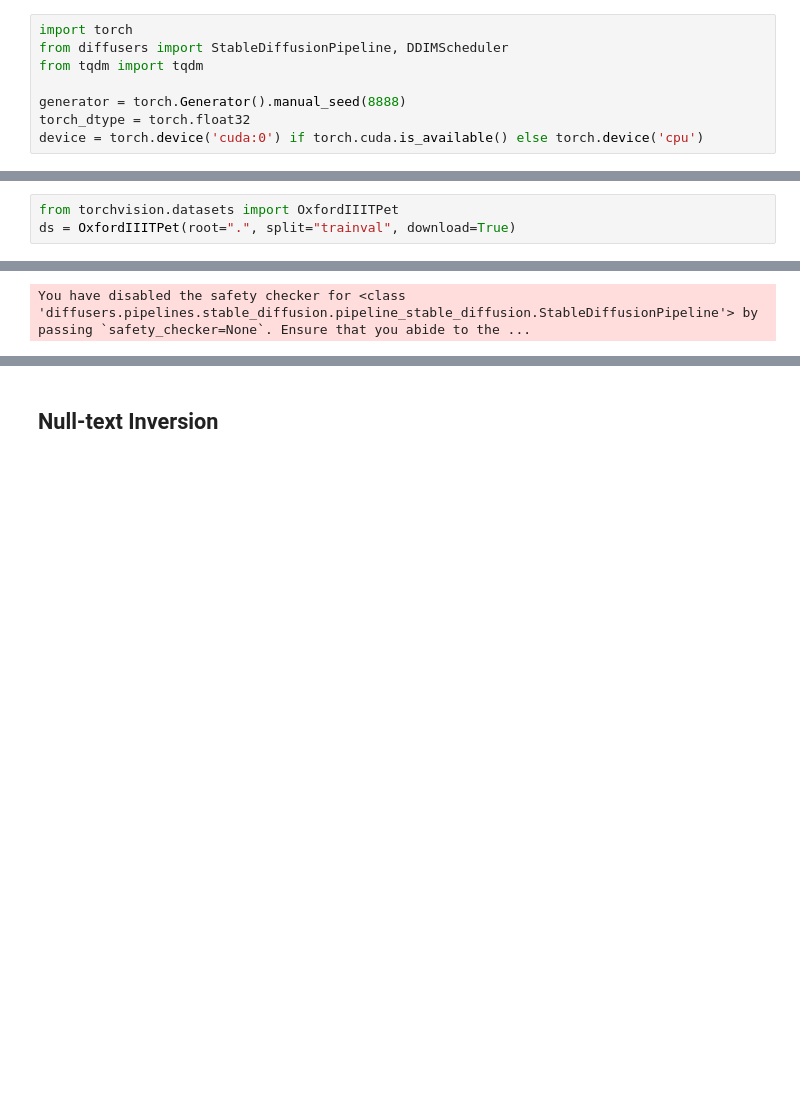
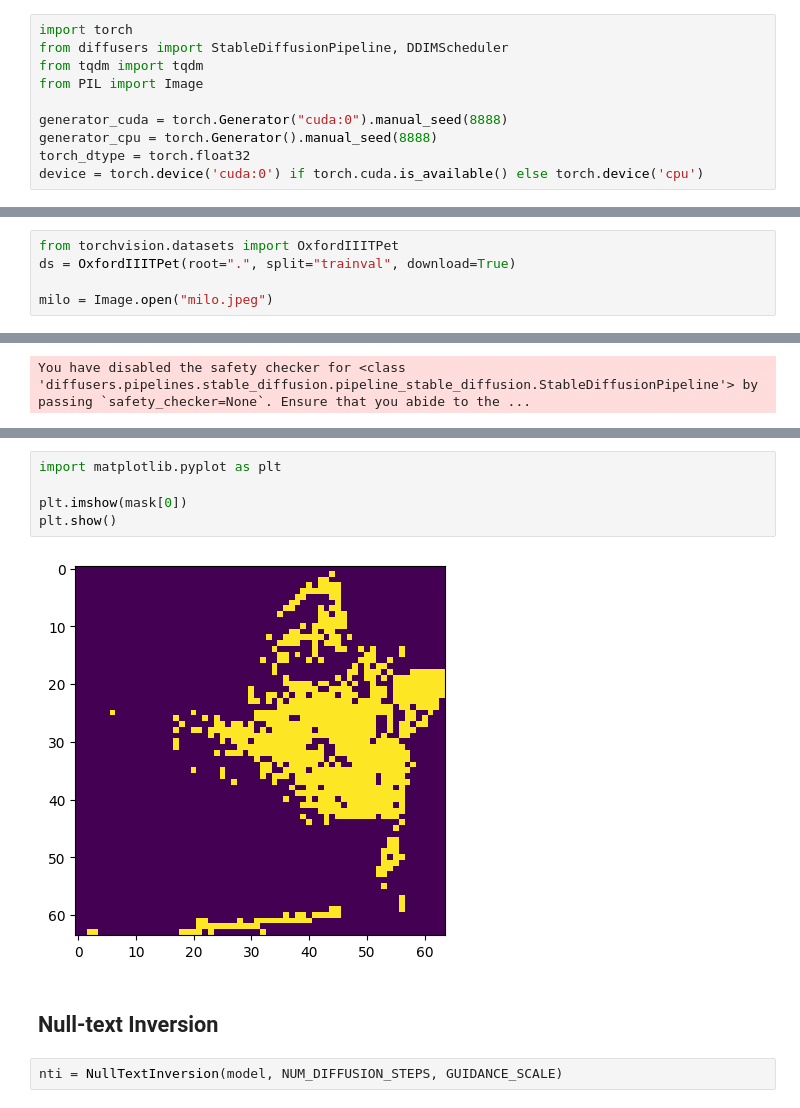
Before and after one commit to RajatRasal/cxr-generation, a Jupyter notebook: notebooks/null_text_inversion_cats.ipynb, the cells around one changed output, grey strips where cells are left out. Drawn from its saved outputs; the diff is of its cells as text; blank space fills up the shorter version.

```diff
--- a/notebooks/null_text_inversion_cats.ipynb
+++ b/notebooks/null_text_inversion_cats.ipynb
@@ -7,8 +7,10 @@ from prompt_to_prompt.null_text_inversion import NullTextInversion
 import torch
 from diffusers import StableDiffusionPipeline, DDIMScheduler
 from tqdm import tqdm
+from PIL import Image
 
-generator = torch.Generator().manual_seed(8888)
+generator_cuda = torch.Generator("cuda:0").manual_seed(8888)
+generator_cpu = torch.Generator().manual_seed(8888)
 torch_dtype = torch.float32
 device = torch.device('cuda:0') if torch.cuda.is_available() else torch.device('cpu')
 # %%
@@ -19,6 +21,8 @@ LOW_RESOURCE = False
 # %%
 from torchvision.datasets import OxfordIIITPet
 ds = OxfordIIITPet(root=".", split="trainval", download=True)
+
+milo = Image.open("milo.jpeg")
 # %%
 model_path = "runwayml/stable-diffusion-v1-5"
 model = StableDiffusionPipeline.from_pretrained(
@@ -98,5 +111,14 @@ nti = NullTextInversion(model, NUM_DIFFUSION_STEPS, GUIDANCE_SCALE)
+# %%
+import matplotlib.pyplot as plt
+
+plt.imshow(mask[0])
+plt.show()
+# %% [output]
+[figure, added]
 # %% [markdown]
 ## Null-text Inversion
+# %%
+nti = NullTextInversion(model, NUM_DIFFUSION_STEPS, GUIDANCE_SCALE)
 # %%
 import numpy as np
 
```
Also changed, not shown: parts of 8 cells of this notebook, 3 other files.
